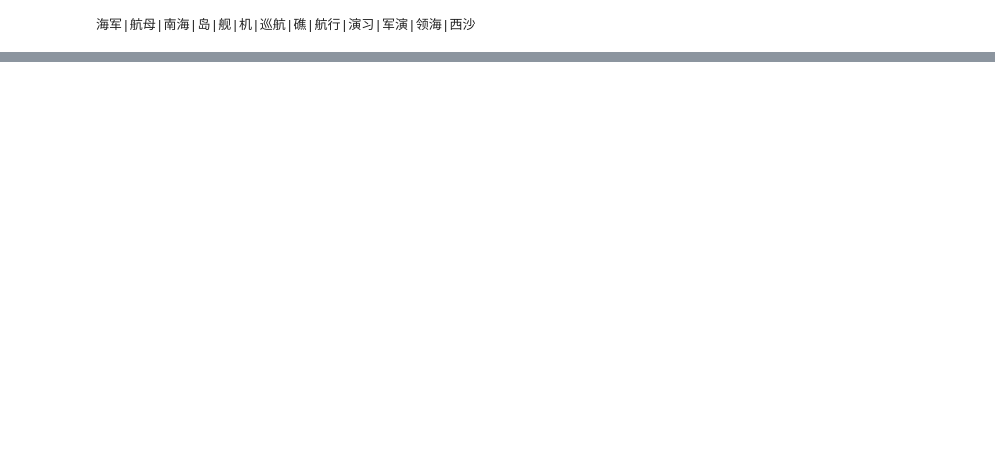
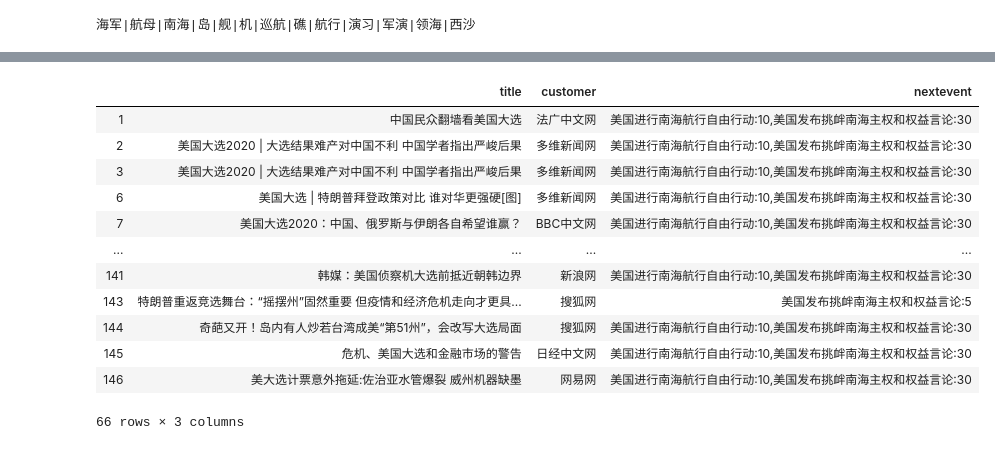
Before and after one commit to boy56/EventTopicAlgo, a Jupyter notebook: dataview.ipynb, the cells around one changed output, grey strips where cells are left out. Drawn from its saved outputs; the diff is of its cells as text; code cells hidden in the pictures; blank space fills up the shorter version.

```diff
--- a/dataview.ipynb
+++ b/dataview.ipynb
@@ -803,0 +816,16 @@ news_df[['title','customer']]
+# %%
+news_df[news_df['nextevent'].str.contains('美国')][['title','customer','nextevent']]
+# %% [output]
+|  | title | customer | nextevent |
+| 1 | 中国民众翻墙看美国大选 | 法广中文网 | 美国进行南海航行自由行动:10,美国发布挑衅南海主权和权益言论:30 |
+| 2 | 美国大选2020 | 大选结果难产对中国不利 中国学者指出严峻后果 | 多维新闻网 | 美国进行南海航行自由行动:10,美国发布挑衅南海主权和权益言论:30 |
+| 3 | 美国大选2020 | 大选结果难产对中国不利 中国学者指出严峻后果 | 多维新闻网 | 美国进行南海航行自由行动:10,美国发布挑衅南海主权和权益言论:30 |
+| 6 | 美国大选 | 特朗普拜登政策对比 谁对华更强硬[图] | 多维新闻网 | 美国进行南海航行自由行动:10,美国发布挑衅南海主权和权益言论:30 |
+| 7 | 美国大选2020：中国、俄罗斯与伊朗各自希望谁赢？ | BBC中文网 | 美国进行南海航行自由行动:10,美国发布挑衅南海主权和权益言论:30 |
+| ... | ... | ... | ... |
+| 141 | 韩媒：美国侦察机大选前抵近朝韩边界 | 新浪网 | 美国进行南海航行自由行动:10,美国发布挑衅南海主权和权益言论:30 |
+| 143 | 特朗普重返竞选舞台：“摇摆州”固然重要 但疫情和经济危机走向才更具... | 搜狐网 | 美国发布挑衅南海主权和权益言论:5 |
+| 144 | 奇葩又开！岛内有人炒若台湾成美“第51州”，会改写大选局面 | 搜狐网 | 美国进行南海航行自由行动:10,美国发布挑衅南海主权和权益言论:30 |
+| 145 | 危机、美国大选和金融市场的警告 | 日经中文网 | 美国进行南海航行自由行动:10,美国发布挑衅南海主权和权益言论:30 |
+| 146 | 美大选计票意外拖延:佐治亚水管爆裂 威州机器缺墨 | 网易网 | 美国进行南海航行自由行动:10,美国发布挑衅南海主权和权益言论:30 |
+66 rows × 3 columns
```
Also changed, not shown: parts of 3 cells of this notebook, 2 other files.
